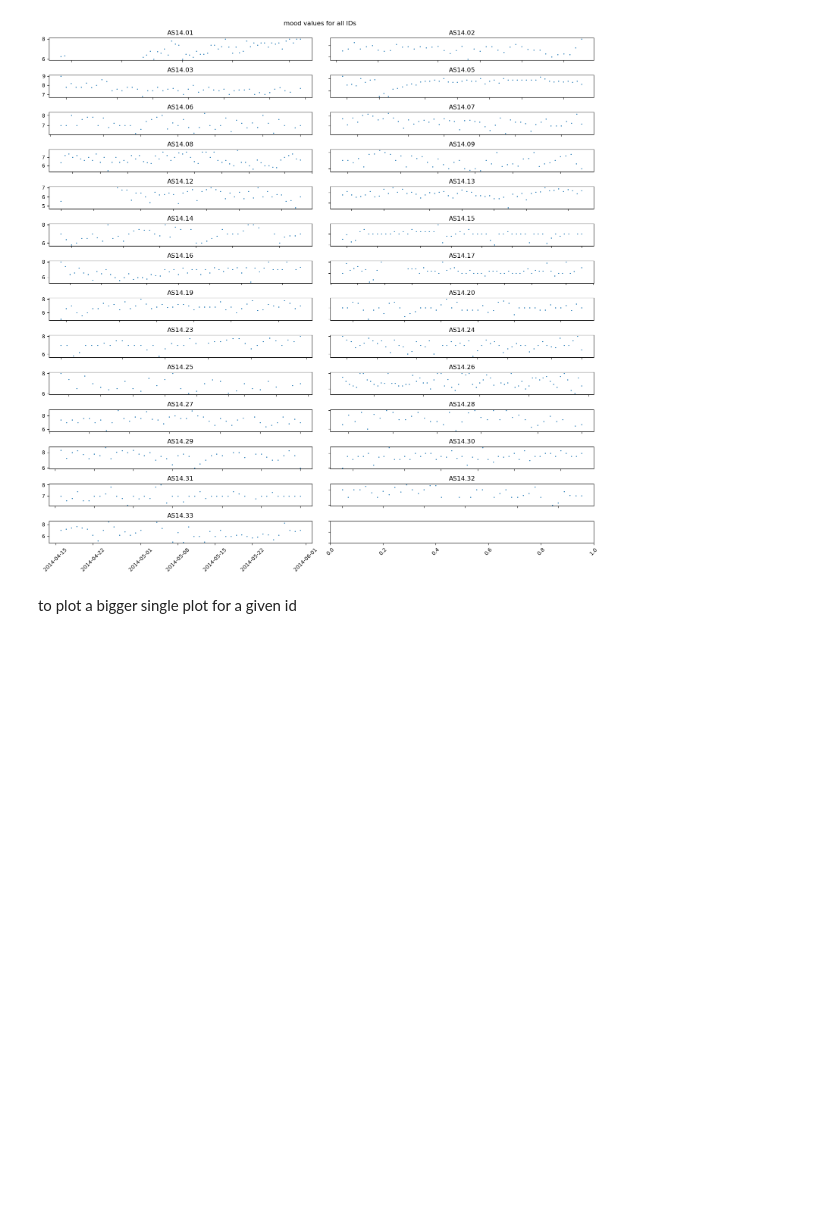
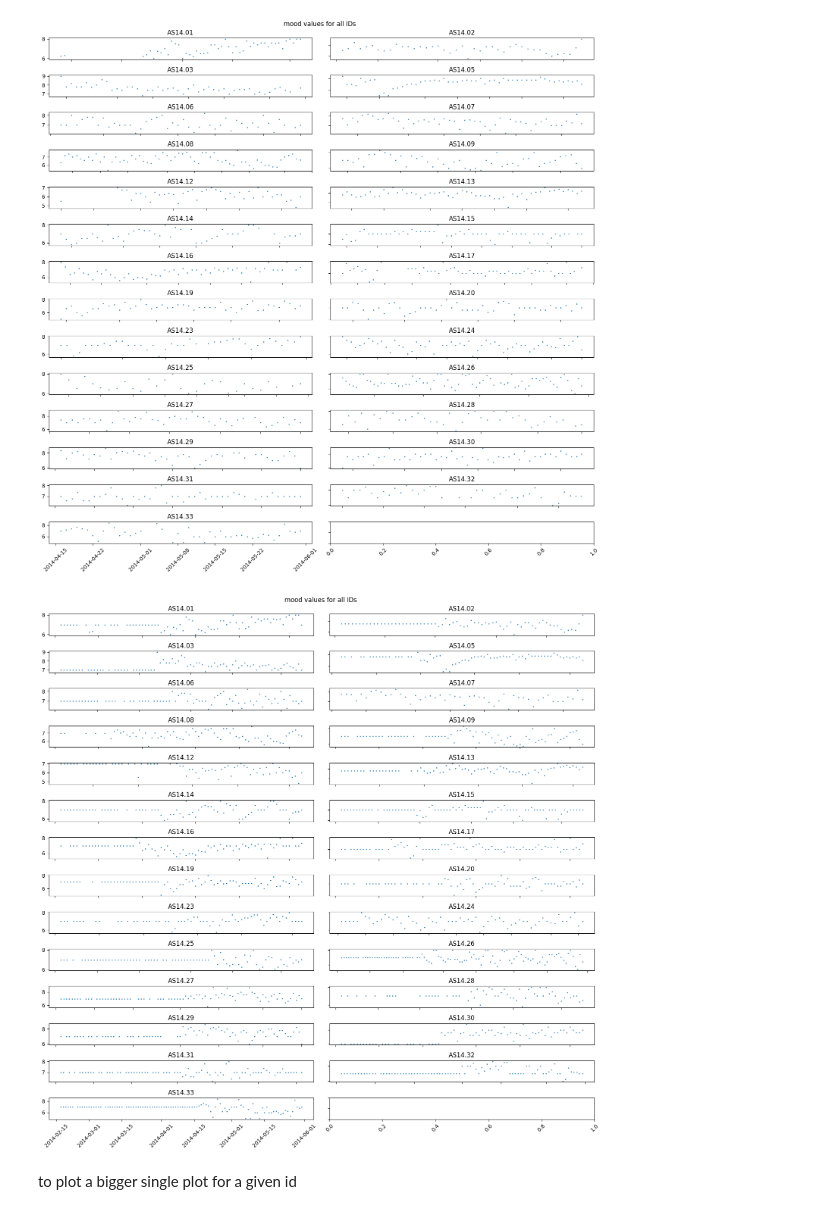
Before and after one commit to SoberZ/data-mining-techniques, a Jupyter notebook: mood.ipynb, the cells around one changed output. Cells and saved outputs as stored; diff of their text form; code cells hidden in the pictures; blank space fills up the shorter version.

Commit message:
Plot timeseries for wide df

```diff
--- a/mood.ipynb
+++ b/mood.ipynb
@@ -209,6 +221,48 @@ def plot_timeseries(df: pd.DataFrame, variable: str) -> None:
 plot_timeseries(df_clean, "mood")
 # %% [output]
 [figure]
+# %%
+def plot_timeseries_merged(df: pd.DataFrame, variable: str) -> None:
+    df = df[["id", "time", variable]]
+    id_data = []
+    for id in df['id'].unique():
+        id_df = df[df['id'] == id]
+        id_data.append((id_df['time'], id_df[variable], id))
+
+    vertical_axs = 14 # because we have 27 ids in total, 2 per row
+    fig, axs = plt.subplots(vertical_axs, 2)
+
+    for x in range(vertical_axs):
+        id_1 = 2*x
+        id_2 = id_1 + 1
+
+        # left subplot in a row
+        if(id_1 < len(id_data)):
+            axs[x, 0].plot_date(id_data[id_1][0], id_data[id_1][1], markersize=1)
+            axs[x, 0].set_title(id_data[id_1][2])
+
+        # right subplot in a row
+        if(id_2 < len(id_data)):
+            axs[x, 1].plot_date(id_data[id_2][0], id_data[id_2][1], markersize=1)
+            axs[x, 1].set_title(id_data[id_2][2])
+
+    for ax in fig.get_axes():
+        # only outer labels
+        ax.label_outer()
+        # rotate labels for timeseries data
+        for tick in ax.get_xticklabels():
+            tick.set_rotation(45)
+
+    fig.set_figheight(15)
+    fig.set_figwidth(15)
+    fig.tight_layout()
+    fig.subplots_adjust(top=0.95)
+    fig.suptitle(f"{variable} values for all IDs")
+
+
+plot_timeseries_merged(merged_df, "mood")
+# %% [output]
+[figure, added]
 # %% [markdown]
 to plot a bigger single plot for a given id
 # %%
```
Also changed, not shown: parts of 2 cells of this notebook.
